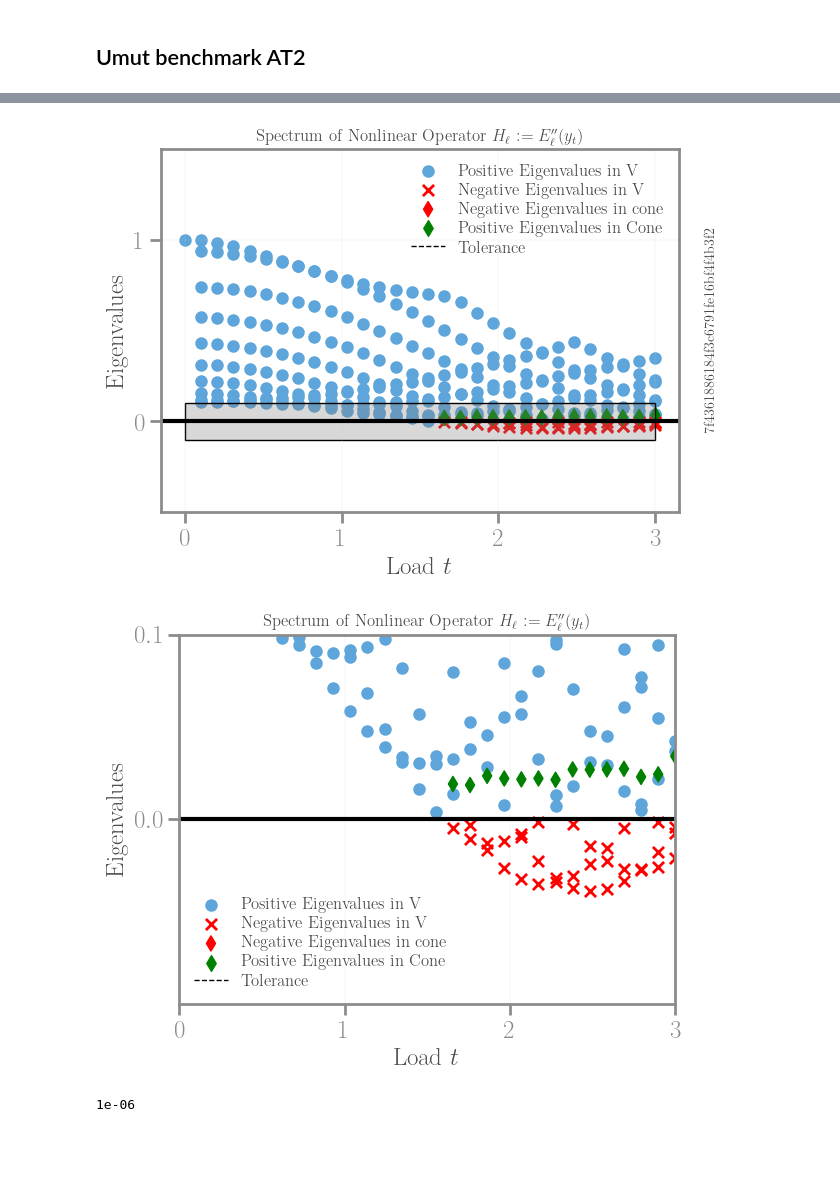
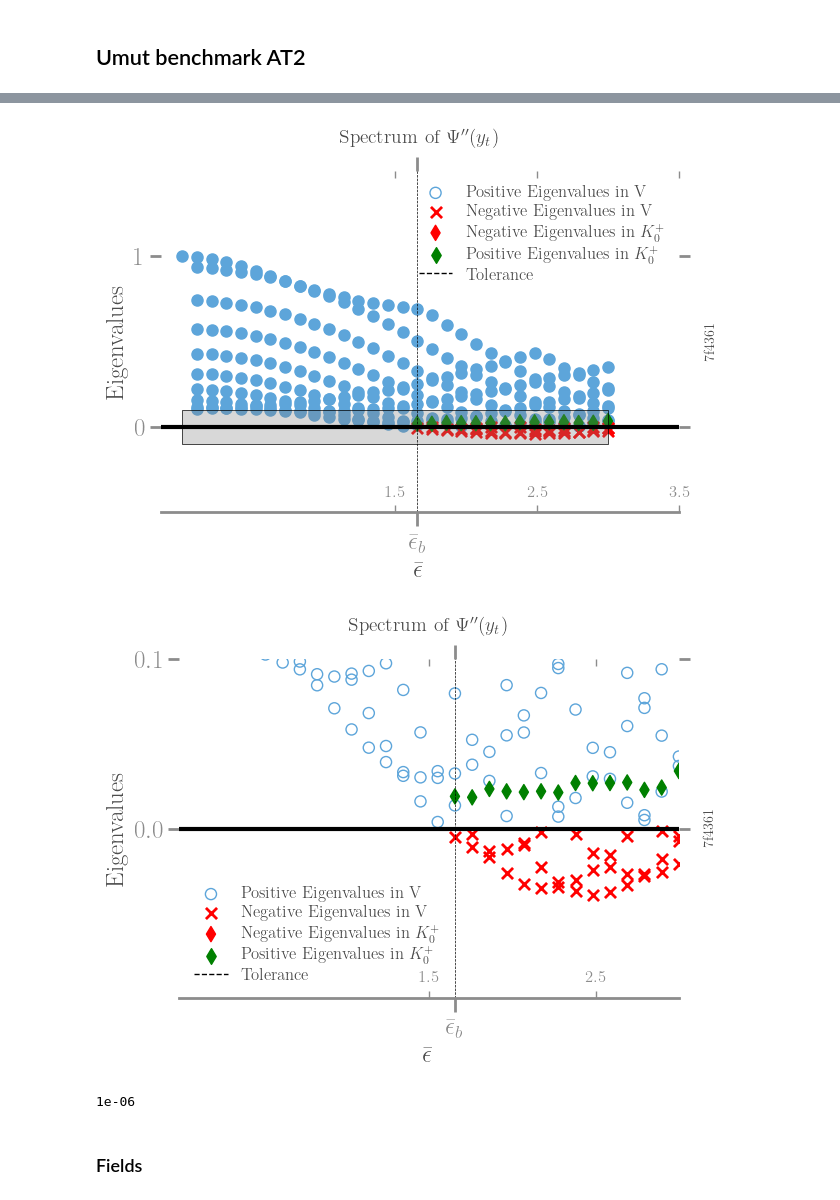
Before and after one commit to kumiori/irrevolutions, a Jupyter notebook: playground/nb/1d-fundamental-bar.ipynb, the cells around one changed output, grey strips where cells are left out. Drawn from its saved outputs; the diff is of its cells as text; code cells hidden in the pictures; blank space fills up the shorter version.

```diff
--- a/playground/nb/1d-fundamental-bar.ipynb
+++ b/playground/nb/1d-fundamental-bar.ipynb
@@ -1063,5 +1135,8 @@ fig.savefig('test_1d_stability-spa.png')
 # %%
-experiment = '../../playground/benchmark-umut-at2/output/thinfilm-1d/MPI-1/7f4361886184f3c6791fe16bf4f4b3f2'
+experiment = '../../playground/benchmark-umut-at2/output/thinfilm-1d/MPI-1/7f4361'
 params, data, signature = pp.load_data(experiment)
 ax = pp.plot_operator_spectrum(data, params)
+plt.axvline(fields_data["time_steps"][16], c='k', ls='--', lw=.5)
+
+visuals.setspines0()
 # %% [output]
@@ -1070,38 +1146,90 @@ ax = pp.plot_operator_spectrum(data, params)
 import matplotlib.patches as patches
 
 ax = pp.plot_operator_spectrum(data, params)
-
+ax.set_title(f"Spectrum of $\Psi''(y_t)$", fontsize=14, pad=20)
 rect = patches.Rectangle((0, -.1), 3, 0.2, linewidth=1,
     edgecolor='black',
+    lw=.5,
     facecolor=(0.5, 0.5, 0.5, 0.3))
 ax.add_patch(rect)
-ax.text(1.05, 0.5, signature, rotation=90, verticalalignment='center',
-             transform=ax.transAxes, fontdict={'family': 'monospace'}, fontname='monospace')
+ax.text(1.05, 0.5, signature[0:6], rotation=90, verticalalignment='center',
+             transform=ax.transAxes, fontdict={'family': 'monospace'},
+             fontname='monospace')
 
 ax.get_figure().tight_layout()
+visuals.setspines0()
+plt.axvline(fields_data["time_steps"][16], c='k', ls='--', lw=.5)
+ax.set_xlabel('$\\bar \\epsilon$')
+
+ax.set_xticks([fields_data["time_steps"][16]],
+              ['$\\bar \\epsilon_b$'])
+
+# ax.set_xticks([point[0] for point in points_list],
+#                [*[f'$\\bar \\epsilon_{i}$' for i in range(1, len(points_list)+1)]])
+ax.tick_params(axis='x', which='major', direction='out', length=10, width=2)
+
+ax.set_xticks(np.arange(1.5, 4.5), np.arange(1.5,  4.5),  minor=True)
+ax.tick_params(axis='x', which='minor', direction='in', length=5, width=1, pad=-20, labelsize=12)
+
+
+
+_lines = ax.collections[0]
+_lines.set_facecolor('C0')
+ax.grid(False)
+
 plt.savefig(f"../../playground/benchmark-umut-at2/output/thinfilm-1d/spectra-{signature}.pdf",
             bbox_inches='tight')
+# plt.savefig(f"../../playground/benchmark-umut-at2/output/thinfilm-1d/spectra-{signature}-empty.pdf",
+#             bbox_inches='tight')
+
+plt.savefig(f"/Users/kumiori3/Documents/WIP/Nature/paper_UMUT/images/spectra-{signature}.pdf",
+            bbox_inches='tight')
 # %% [output]
-[figure, old version]
+[figure, new version]
 # %%
 ax_zoom = pp.plot_operator_spectrum(data, params)
 ax_zoom.set_xlim(0, 3)
 ax_zoom.set_ylim(-.1, .1)
 ax_zoom.set_yticks([0, .1])
 ax_zoom.set_xticks(range(4))
+ax_zoom.set_title(f"Spectrum of $\Psi''(y_t)$", fontsize=14, pad=20)
 
+ax_zoom.set_xlabel('$\\bar \\epsilon$')
 # ax_zoom.text(1.05, 0.5, signature, rotation=90, verticalalignment='center',
 #              transform=ax.transAxes, fontdict={'family': 'monospace'}, fontname='monospace')
 
 # ax_zoom.legend()
+ax_zoom.text(1.05, 0.5, signature[0:6], rotation=90,
+             verticalalignment='center',
+             transform=ax_zoom.transAxes, fontdict={'family': 'monospace'},
+             fontname='monospace')
 
 # ax_zoom.get_figure().tight_layout()
+visuals.setspines0()
+plt.axvline(fields_data["time_steps"][16], c='k', ls='--', lw=.5)
+ax_zoom.set_xlabel('$\\bar \\epsilon$')
+ax_zoom.grid(False)
 
+ax_zoom.set_xticks([fields_data["time_steps"][16]],
+              ['$\\bar \\epsilon_b$'])
+
+ax_zoom.tick_params(axis='x', which='major', direction='out', length=10, width=2)
+
+ax_zoom.set_xticks(np.arange(1.5, 3.5), np.arange(1.5,  3.5),  minor=True)
+ax_zoom.tick_params(axis='x', which='minor', direction='in', length=5, width=1, pad=-20, labelsize=12)
+
+
+plt.tight_layout()
 plt.savefig(f"../../playground/benchmark-umut-at2/output/thinfilm-1d/spectra-zoom-{signature}.pdf",
             bbox_inches='tight')
+
+plt.savefig(f"/Users/kumiori3/Documents/WIP/Nature/paper_UMUT/images/spectra-zoom-{signature}.pdf",
+            bbox_inches='tight')
 # %% [output]
-[figure, old version]
+[figure, new version]
 # %%
 params["stability"]["cone"]["cone_rtol"]
 # %% [output]
 1e-06
+# %% [markdown]
+### Fields
```
Also changed, not shown: parts of 26 cells of this notebook, 2 other files.
